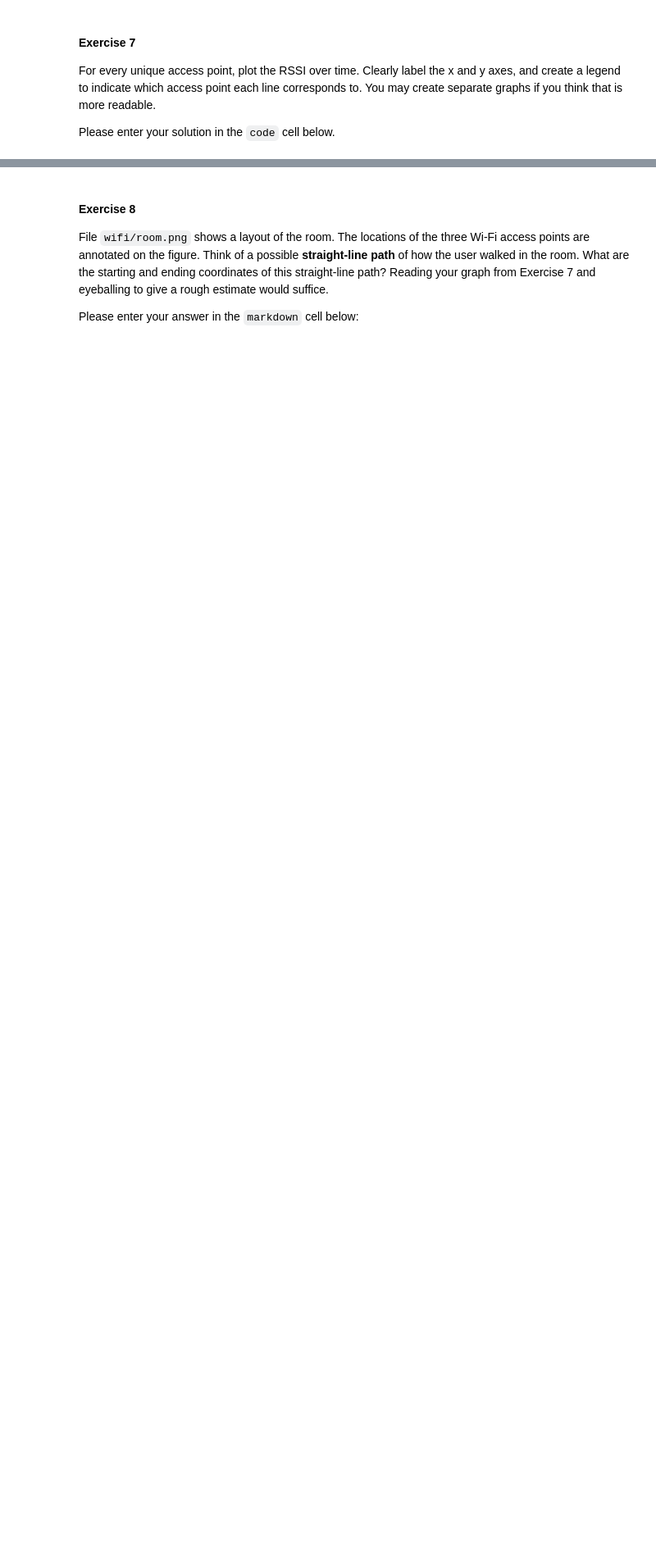
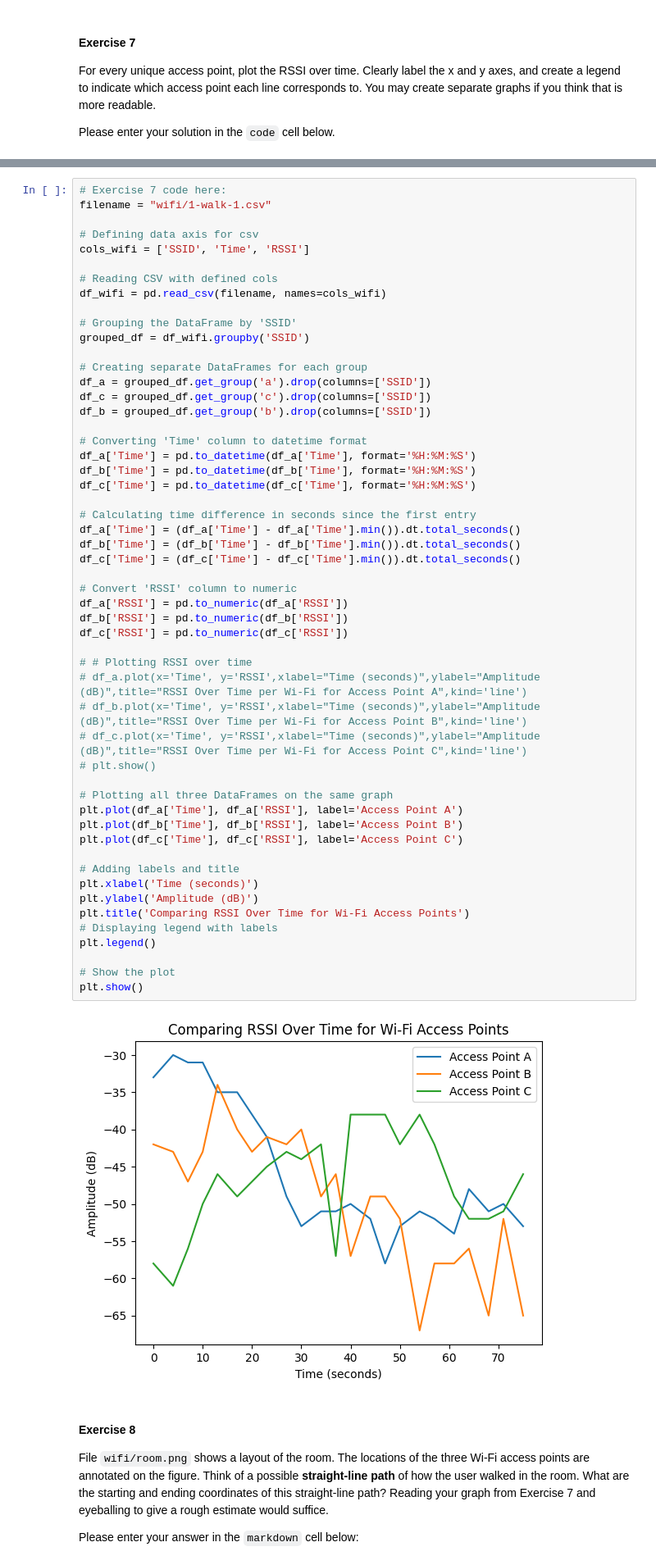
Before and after one commit to rutvikts/ECE434_SP24, a Jupyter notebook: MP1_data_visualization/MP1.ipynb, the cells around one changed output, grey strips where cells are left out. Shown: that part at 82% size. Cells and saved outputs as stored; diff of their text form; blank space fills up the shorter version.

```diff
--- a/MP1_data_visualization/MP1.ipynb
+++ b/MP1_data_visualization/MP1.ipynb
@@ -235,3 +202,58 @@ df = pd.read_csv(filename, names=cols_wifi)
+# %%
+# Exercise 7 code here:
+filename = "wifi/1-walk-1.csv"
+
+# Defining data axis for csv
+cols_wifi = ['SSID', 'Time', 'RSSI']
+
+# Reading CSV with defined cols
+df_wifi = pd.read_csv(filename, names=cols_wifi)
+
+# Grouping the DataFrame by 'SSID'
+grouped_df = df_wifi.groupby('SSID')
+
+# Creating separate DataFrames for each group
+df_a = grouped_df.get_group('a').drop(columns=['SSID'])
+df_c = grouped_df.get_group('c').drop(columns=['SSID'])
+df_b = grouped_df.get_group('b').drop(columns=['SSID'])
+
+# Converting 'Time' column to datetime format
+df_a['Time'] = pd.to_datetime(df_a['Time'], format='%H:%M:%S')
+df_b['Time'] = pd.to_datetime(df_b['Time'], format='%H:%M:%S')
+df_c['Time'] = pd.to_datetime(df_c['Time'], format='%H:%M:%S')
+
+# Calculating time difference in seconds since the first entry
+df_a['Time'] = (df_a['Time'] - df_a['Time'].min()).dt.total_seconds()
+df_b['Time'] = (df_b['Time'] - df_b['Time'].min()).dt.total_seconds()
+df_c['Time'] = (df_c['Time'] - df_c['Time'].min()).dt.total_seconds()
+
+# Convert 'RSSI' column to numeric
+df_a['RSSI'] = pd.to_numeric(df_a['RSSI'])
+df_b['RSSI'] = pd.to_numeric(df_b['RSSI'])
+df_c['RSSI'] = pd.to_numeric(df_c['RSSI'])
+
+# # Plotting RSSI over time
+# df_a.plot(x='Time', y='RSSI',xlabel="Time (seconds)",ylabel="Amplitude (dB)",title="RSSI Over Time per Wi-Fi for Access Point A",kind='line')
+# df_b.plot(x='Time', y='RSSI',xlabel="Time (seconds)",ylabel="Amplitude (dB)",title="RSSI Over Time per Wi-Fi for Access Point B",kind='line')
+# df_c.plot(x='Time', y='RSSI',xlabel="Time (seconds)",ylabel="Amplitude (dB)",title="RSSI Over Time per Wi-Fi for Access Point C",kind='line')
+# plt.show()
+
+# Plotting all three DataFrames on the same graph
+plt.plot(df_a['Time'], df_a['RSSI'], label='Access Point A')
+plt.plot(df_b['Time'], df_b['RSSI'], label='Access Point B')
+plt.plot(df_c['Time'], df_c['RSSI'], label='Access Point C')
+
+# Adding labels and title
+plt.xlabel('Time (seconds)')
+plt.ylabel('Amplitude (dB)')
+plt.title('Comparing RSSI Over Time for Wi-Fi Access Points')
+# Displaying legend with labels
+plt.legend()
+
+# Show the plot
+plt.show()
+# %% [output]
+[figure, added]
 # %% [markdown]
 #### Exercise 8
 File `wifi/room.png` shows a layout of the room. The locations of the three Wi-Fi access points are annotated on the figure. Think of a possible **straight-line path** of how the user walked in the room. What are the starting and ending coordinates of this straight-line path? Reading your graph from Exercise 7 and eyeballing to give a rough estimate would suffice.
```
Also changed, not shown: parts of 4 cells of this notebook.
